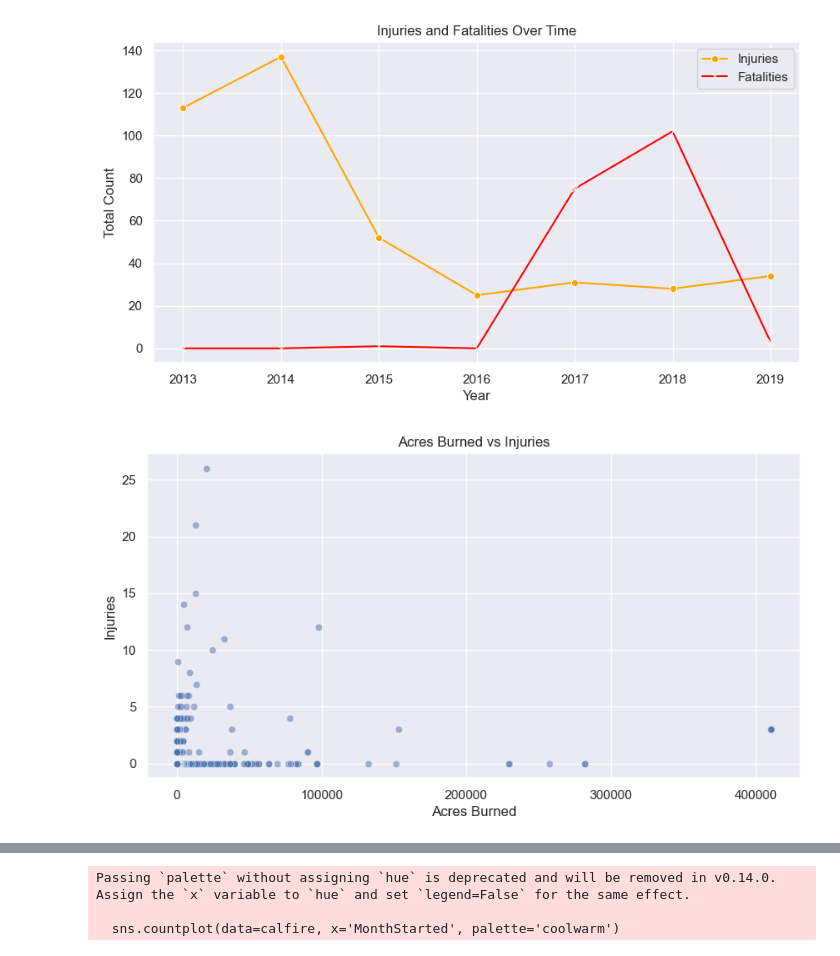
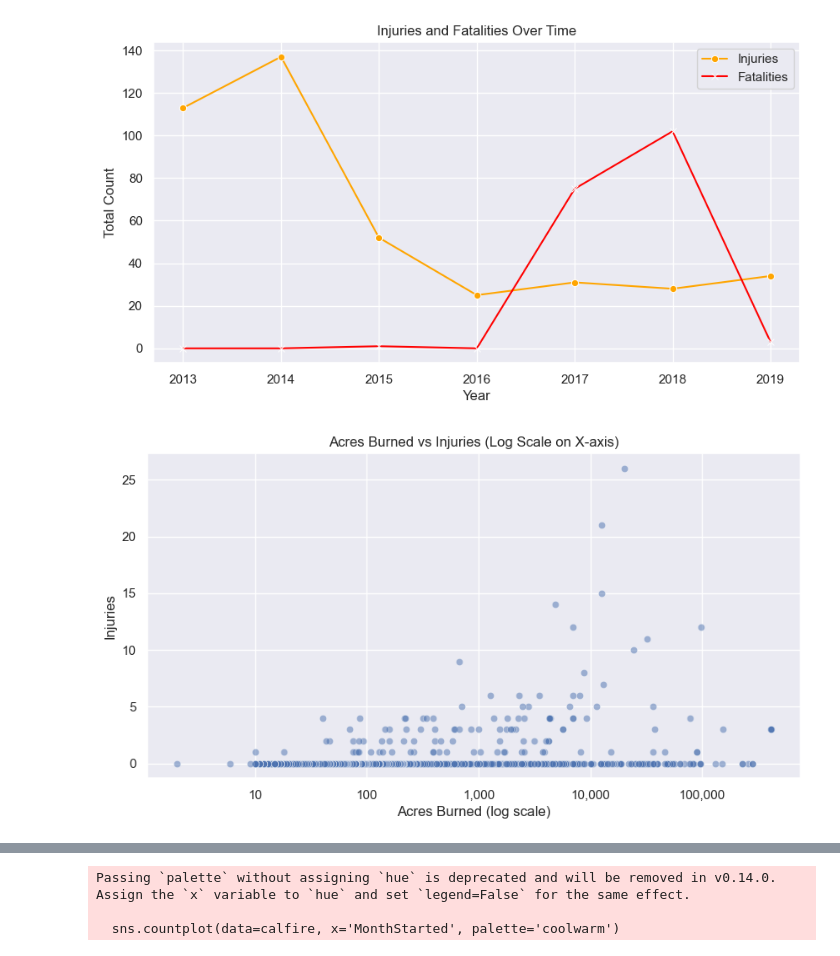
Before and after one commit to estortega/project_1, a Jupyter notebook: Denis_wild_fires_project_week_1.ipynb, the cells around one changed output, grey strips where cells are left out. Drawn from its saved outputs; the diff is of its cells as text; code cells hidden in the pictures.

Commit message:
Added the plot for the injuries and tried to fix a few bugs.

```diff
--- a/Denis_wild_fires_project_week_1.ipynb
+++ b/Denis_wild_fires_project_week_1.ipynb
@@ -99,15 +101,25 @@ plt.show()
 # %% [output]
 [figure]
 # %%
-# Plot 3: Acres Burned vs Injuries (Scatter)
+# Plot 3: Acres Burned vs Injuries (Scatter with log scale on x-axis)
 plt.figure(figsize=(10,5))
 sns.scatterplot(data=calfire, x='AcresBurned', y='Injuries', alpha=0.5)
-plt.title('Acres Burned vs Injuries')
-plt.xlabel('Acres Burned')
+
+# Set log scale for x-axis
+plt.xscale('log')
+
+# Format x-axis labels as natural numbers
+plt.gca().xaxis.set_major_formatter(ticker.FuncFormatter(lambda x, _: f'{int(x):,}'))
+
+# Title and labels
+plt.title('Acres Burned vs Injuries (Log Scale on X-axis)')
+plt.xlabel('Acres Burned (log scale)')
 plt.ylabel('Injuries')
+
+# Show plot
 plt.show()
 # %% [output]
-[figure, old version]
+[figure, new version]
 # %%
 # Plot 4: Acres Burned by County (Top 10)
 top_counties = calfire.groupby('Counties', as_index=False)['AcresBurned'].sum().nlargest(10, 'AcresBurned')
```
Also changed, not shown: parts of 2 cells of this notebook.
